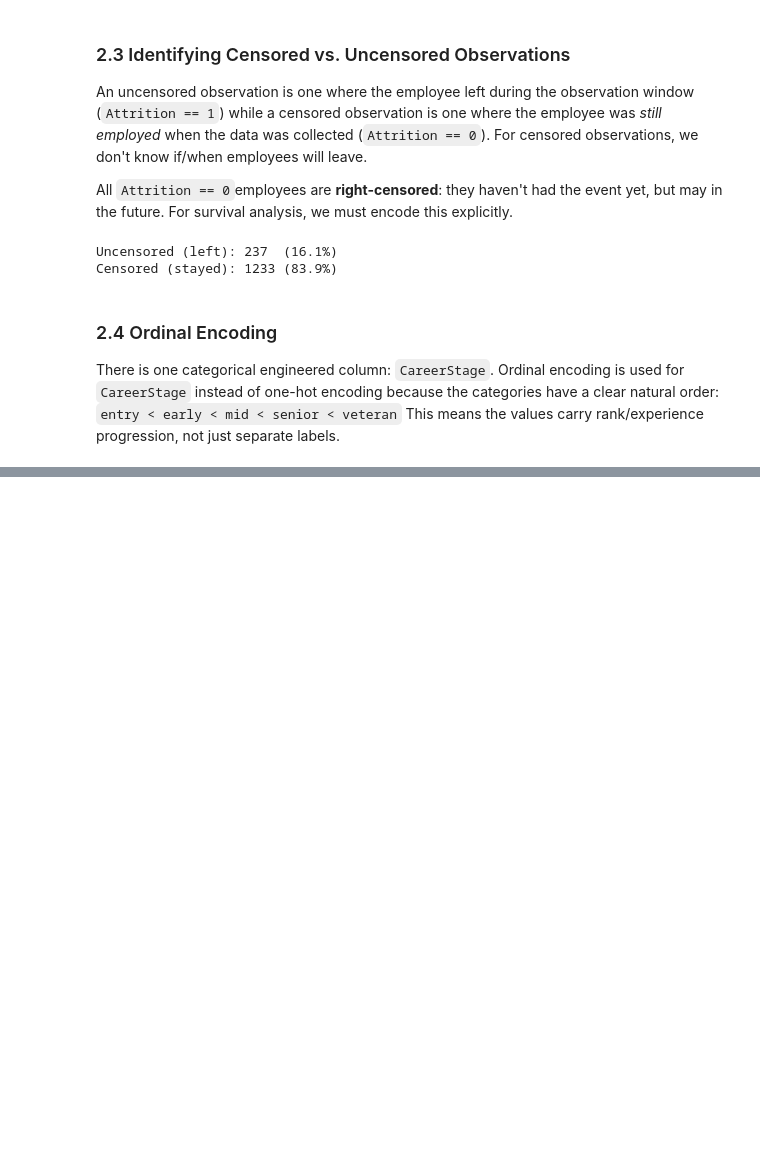
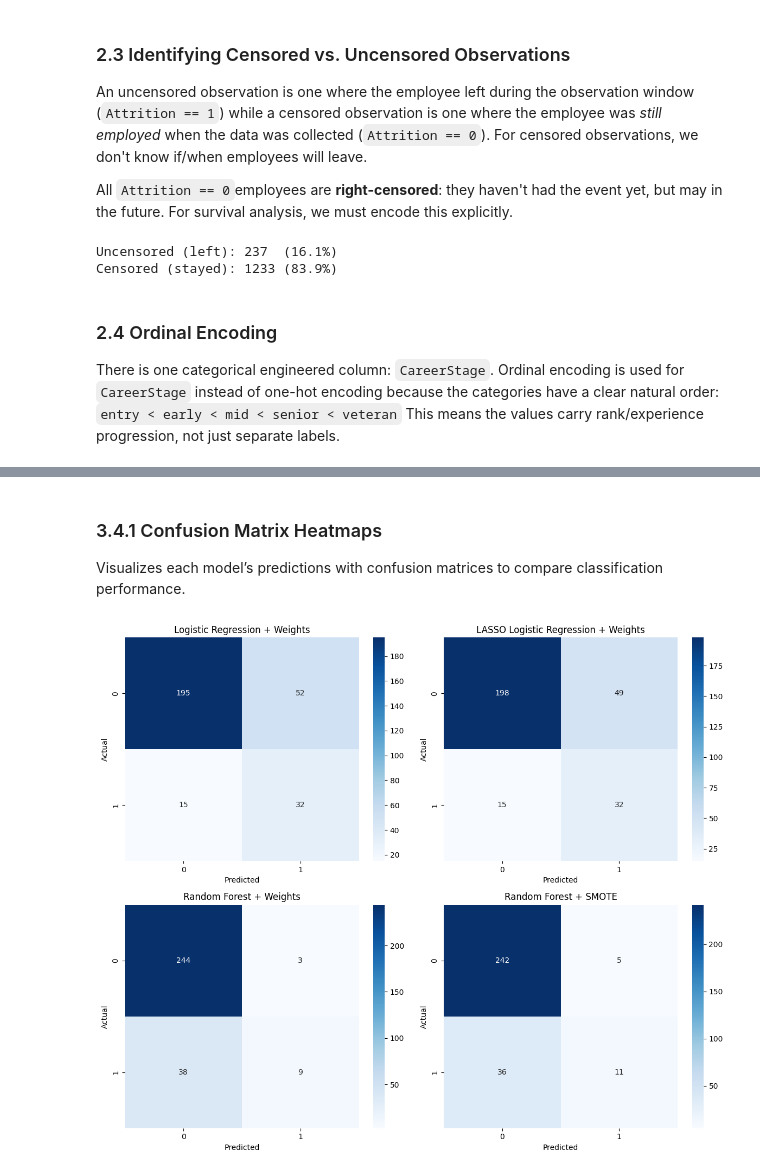
Before and after one commit to BigDataProject8/WorkforceIntelligence, a Jupyter notebook: project-08.ipynb, the cells around one changed output, grey strips where cells are left out. Drawn from its saved outputs; the diff is of its cells as text; code cells hidden in the pictures; blank space fills up the shorter version.

Commit message:
Classification for best expected models added (#2)
* Classification for best expected models added

* Fix L1 warning, Added subheadings

* Removed double smote

* Updated summary

```diff
--- a/project-08.ipynb
+++ b/project-08.ipynb
@@ -574,0 +729,15 @@ df = df.with_columns(
+# %%
+# Random Forest trained on SMOTE-oversampled data (no class weights needed since classes are balanced)
+
+rf_smote = RandomForestClassifier(random_state=42)
+rf_smote.fit(X_train_sm, y_train_sm)
+
+y_pred = rf_smote.predict(X_test)
+y_prob = rf_smote.predict_proba(X_test)[:,1]
+
+print("Random Forest (SMOTE)")
+print("Accuracy:", accuracy_score(y_test, y_pred))
+print("Precision:", precision_score(y_test, y_pred))
+print("Recall:", recall_score(y_test, y_pred))
+print("F1:", f1_score(y_test, y_pred))
+print("AUROC:", roc_auc_score(y_test, y_prob))
@@ -574,0 +788,29 @@ df = df.with_columns(
+# %% [markdown]
+### 3.4.1 Confusion Matrix Heatmaps
+Visualizes each model’s predictions with confusion matrices to compare classification performance.
+# %%
+import matplotlib.pyplot as plt
+import seaborn as sns
+
+models = [
+    ("Logistic Regression + Weights", log_reg, X_test_scaled),
+    ("LASSO Logistic Regression + Weights", lasso, X_test_scaled),
+    ("Random Forest + Weights", rf_weights, X_test),
+    ("Random Forest + SMOTE", rf_smote, X_test)
+]
+
+fig, axes = plt.subplots(2, 2, figsize=(12, 10))
+axes = axes.ravel()
+
+for ax, (name, model, X_eval) in zip(axes, models):
+    y_pred = model.predict(X_eval)
+    cm = confusion_matrix(y_test, y_pred)
+    sns.heatmap(cm, annot=True, fmt="d", cmap="Blues", ax=ax)
+    ax.set_title(name)
+    ax.set_xlabel("Predicted")
+    ax.set_ylabel("Actual")
+
+plt.tight_layout()
+plt.show()
+# %% [output]
+[figure, added]
```
Also changed, not shown: parts of 21 cells of this notebook, 1 other file.
